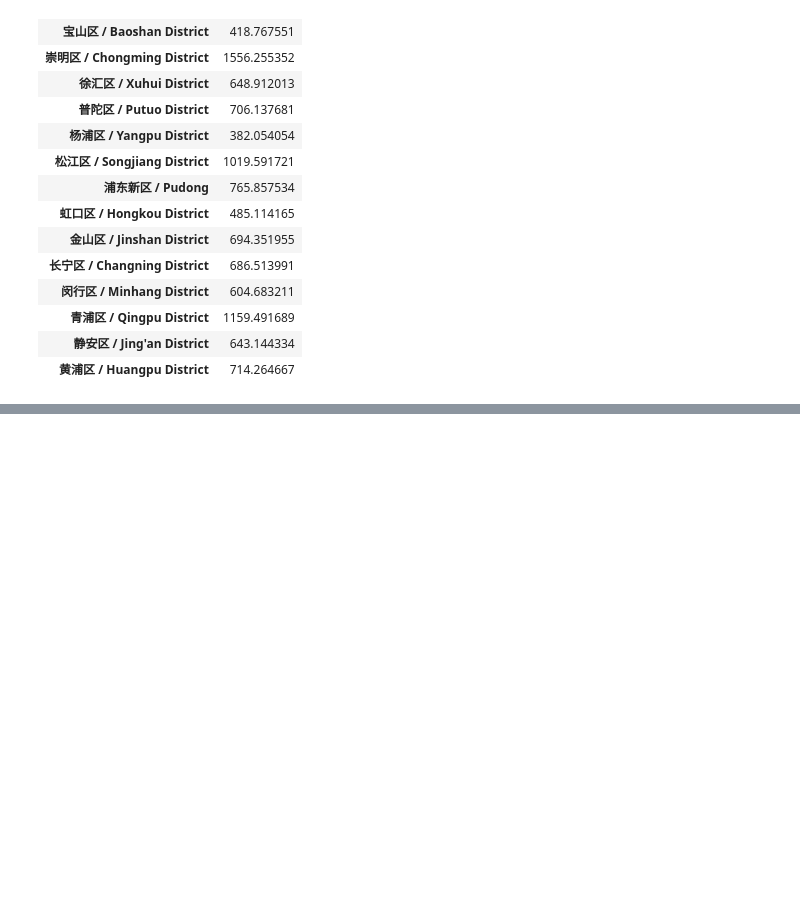
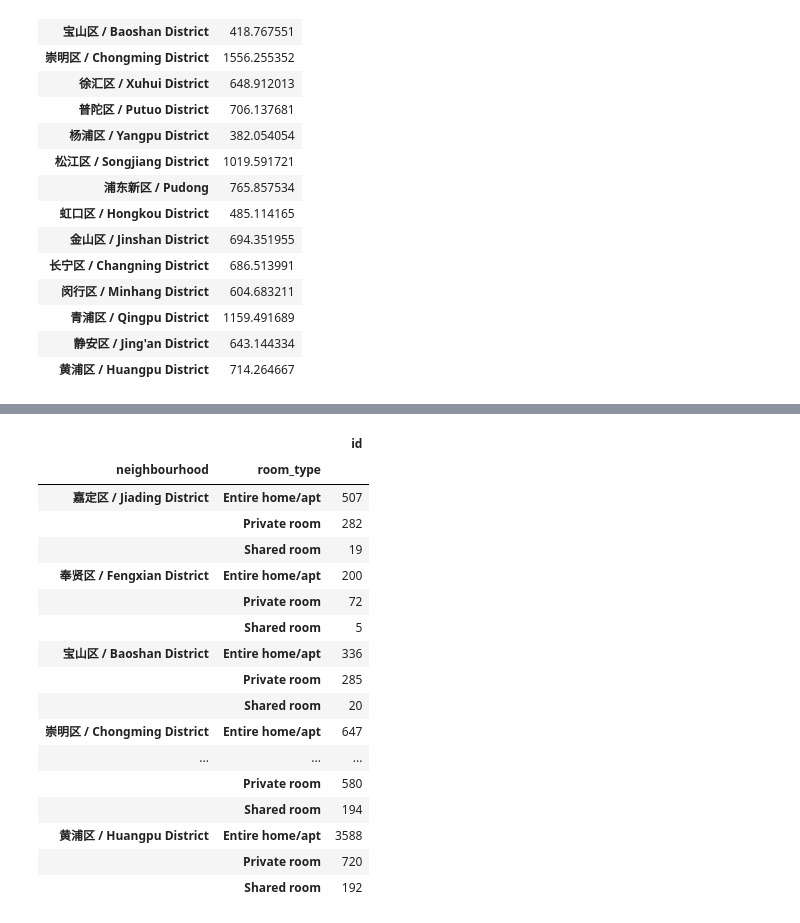
Before and after one commit to AnnaSkarpalezou/InfoViz-Final-Project, a Jupyter notebook: iv-airbnb/src/Data_munging.ipynb, the cells around one changed output, grey strips where cells are left out. Cells and saved outputs as stored; diff of their text form; code cells hidden in the pictures; blank space fills up the shorter version.

```diff
--- a/iv-airbnb/src/Data_munging.ipynb
+++ b/iv-airbnb/src/Data_munging.ipynb
@@ -55,0 +100,22 @@ average_prices_by_nei.to_csv(r'/Users/annaskarpalezou/Desktop/InfoViz-Final-Proj
+# %%
+room_type_by_nei = df.groupby(['neighbourhood','room_type'])[['id']].count()
+room_type_by_nei
+# %% [output]
+|  |  | id |
+| neighbourhood | room_type |  |
+| 嘉定区 / Jiading District | Entire home/apt | 507 |
+|  | Private room | 282 |
+|  | Shared room | 19 |
+| 奉贤区 / Fengxian District | Entire home/apt | 200 |
+|  | Private room | 72 |
+|  | Shared room | 5 |
+| 宝山区 / Baoshan District | Entire home/apt | 336 |
+|  | Private room | 285 |
+|  | Shared room | 20 |
+| 崇明区 / Chongming District | Entire home/apt | 647 |
+| ... | ... | ... |
+|  | Private room | 580 |
+|  | Shared room | 194 |
+| 黄浦区 / Huangpu District | Entire home/apt | 3588 |
+|  | Private room | 720 |
+|  | Shared room | 192 |
```
Also changed, not shown: parts of 6 cells of this notebook, 3 other files.
